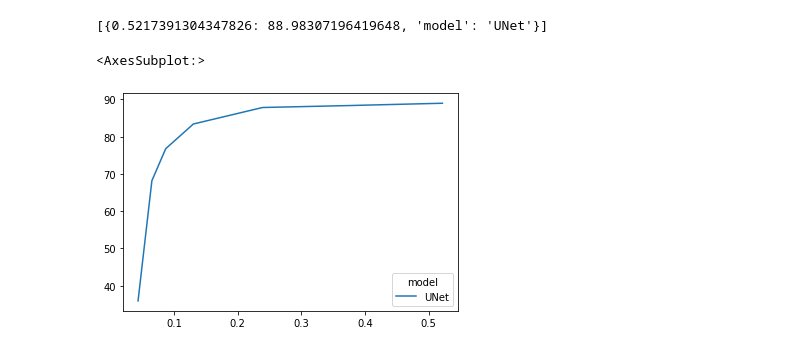
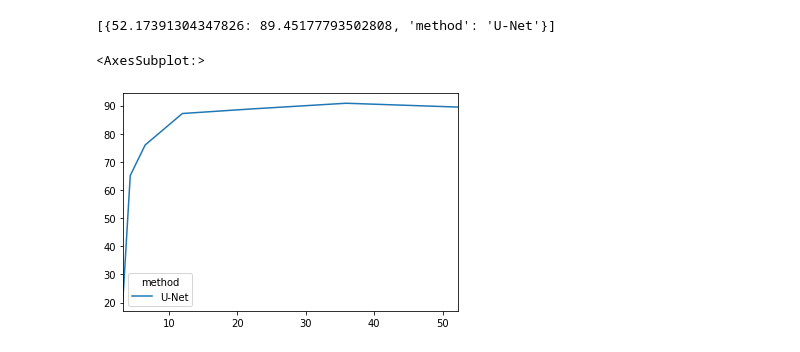
Before and after one commit to nathandecaux/SeqSeg, a Jupyter notebook: plot_results.ipynb, the cells around one changed output. Saved outputs shown, nothing was run; the diff lists cells and outputs as text; code cells hidden in the pictures.

```diff
--- a/plot_results.ipynb
+++ b/plot_results.ipynb
@@ -1,13 +1,14 @@
 # %%
 import pandas as pd
 import json
+
 def get_index(n):
-    return n/46
+    return n*100/92
 with open('results.json') as f:
-    df=json.load(f)['DMD']
+    df=json.load(f)['PLEX']
 names={'up':'up','down':'down','weighted':'combined'}
 data=dict()
-annot=[24,17,11,6,4,3,2]
+annot=[48, 33, 20, 11, 6, 4, 3]
 for n,i in enumerate(['2','3','5','10','20','40','46']):
     data[i]=[]
     for res in df[i]:
@@ -26,7 +27,10 @@ for n,i in enumerate(['2','3','5','10','20','40','46']):
                 # line['asd']=res['asd_'+metric]
                 # line['bidir-cons-reg']=losses['bidir-cons-reg']
                 # line['bidir-cons-dice']=losses['bidir-cons-dice']
-                line['model']='Propagation'#names[metric]
+                if losses['compo-reg-up']:
+                    line['method']='Proposed'#names[metric]
+                # else:
+                #     line['method']='Bidir'
                 # del res['losses']
                 line.update(f_loss)
                 # for i,way in enumerate(['up','down','combined']):
@@ -35,16 +39,16 @@ for n,i in enumerate(['2','3','5','10','20','40','46']):
 print(data['2'])
 # for i in df.keys():
 truc=pd.DataFrame(data['2'])
-truc.sort_values('model',ascending=False,inplace=True)
+truc.sort_values('method',ascending=False,inplace=True)
 
-table=truc.groupby(['model'],sort=True).mean()
+table=truc.groupby(['method'],sort=True).mean()
 table
 for i in ['3','5','10','20','40','46']:
     if i!='2':
         truc=pd.DataFrame(data[i])
-        truc.sort_values('model',ascending=False,inplace=True)
+        truc.sort_values('method',ascending=False,inplace=True)
 
-        truc=truc.groupby(['model'],sort=True).mean()
+        truc=truc.groupby(['method'],sort=True).mean()
         table=pd.concat([table,truc],axis=1)
-table#.T.plot()#.to_excel('res_dmd_bidir.xlsx')
+table.T.plot()#.to_excel('res_PLEX_bidir.xlsx')
 # %% [output]
@@ -57,45 +77,44 @@ import pandas as pd
 import json
 
 with open('results_unet.json') as f:
-    df=json.load(f)['DMD']
+    df=json.load(f)['PLEX']
 names={'up':'up','down':'down','weighted':'combined'}
 data=dict()
-annot=[24,17,11,6,4,3,2]
 for n,i in enumerate(['2','3','5','10','20','40','46']):
     data[i]=[]
-    res=df[i]
+    res=df[i][0]
     # line={'r':i}
     line={}
     for metric in ['up']:
         line={}
         line[get_index(annot[n])]=res['dice_'+metric]*100
-        line['model']='UNet'
+        line['method']='U-Net'
         # line['hauss']=res['hauss_'+metric]
         # line['asd']=res['asd_'+metric]
         # line['bidir-cons-reg']=losses['bidir-cons-reg']
         # line['bidir-cons-dice']=losses['bidir-cons-dice']
         # del res['losses']
         # for i,way in enumerate(['up','down','combined']):
         #     if way==line['way']: line['way']=f'{i}-{way}'
         data[i].append(line)
 print(data['2'])
 # for i in df.keys():
 truc=pd.DataFrame(data['2'])
-truc.sort_values('model',ascending=False,inplace=True)
+truc.sort_values('method',ascending=False,inplace=True)
 
-table_unet=truc.groupby(['model'],sort=True).mean()
+table_unet=truc.groupby(['method'],sort=True).mean()
 for i in ['3','5','10','20','40','46']:
     if i!='2':
         truc=pd.DataFrame(data[i])
-        truc.sort_values('model',ascending=False,inplace=True)
+        truc.sort_values('method',ascending=False,inplace=True)
 
-        truc=truc.groupby(['model'],sort=True).mean()
+        truc=truc.groupby(['method'],sort=True).mean()
         table_unet=pd.concat([table_unet,truc],axis=1)
-table_unet.T.plot()#.to_excel('res_dmd_bidir.xlsx')
+table_unet.T.plot()#.to_excel('res_PLEX_bidir.xlsx')
 # %% [output]
-[{0.5217391304347826: 88.98307196419648, 'model': 'UNet'}]
+[{52.17391304347826: 89.45177793502808, 'method': 'U-Net'}]
 <AxesSubplot:>
-[figure, old version]
+[figure, new version]
 # %%
 import pandas as pd
 import json
```
Also changed, not shown: parts of 7 cells of this notebook, 10 other files.
